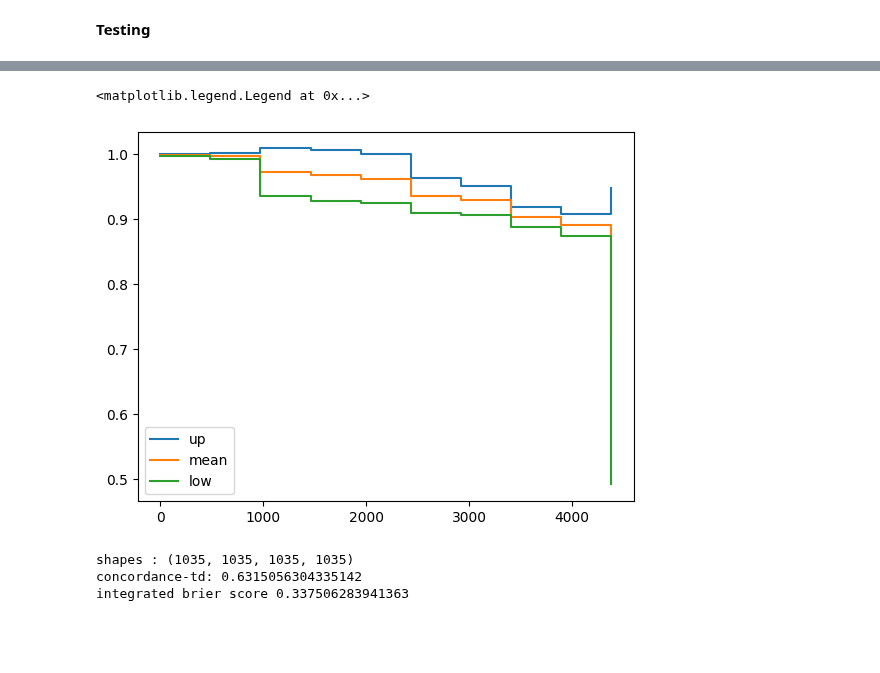
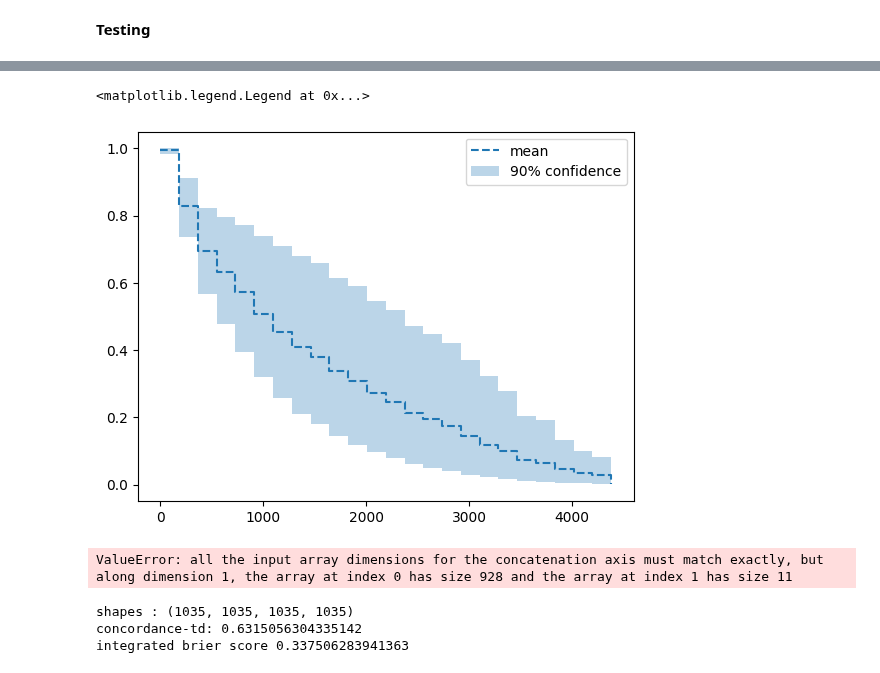
Before and after one commit to sourasen1011/UoE_Research_Project_2023, a Jupyter notebook: 05_preprocessing_emr_data/05_fits.ipynb, the cells around one changed output, grey strips where cells are left out. Saved outputs shown, nothing was run; the diff lists cells and outputs as text; code cells hidden in the pictures; blank space fills up the shorter version.

Commit message:
mc dropout

```diff
--- a/05_preprocessing_emr_data/05_fits.ipynb
+++ b/05_preprocessing_emr_data/05_fits.ipynb
@@ -719,7 +719,7 @@ class Transforms:
         assert self.n_duration_index == _cuts , 'must match'
         return self.duration_index
 # %%
-q_cuts = 10 # number of discretized durations
+q_cuts = 25 # number of discretized durations
 
 # Prepare val and test data
 get_target = lambda df: (df['time_to_event'].values, df['death'].values)
@@ -742,6 +742,7 @@ num_epochs = 500
 learning_rate = 0.002
 shuffle = True
 patience = 10
+dropout = 0.5
 
 # build net(s)
 nets = []
@@ -749,7 +750,7 @@ nets = []
 # init as many networks as there are clusters
 for grp in x_train_grouped.groups.keys():
     # init net
-    mlp = MLP(input_size , hidden_size , output_size)
+    mlp = MLP(input_size , hidden_size , output_size , dropout_rate = dropout)
     # init optim
     optimizer = torch.optim.Adam(mlp.parameters() , lr = learning_rate)
     # append
@@ -874,6 +879,7 @@ x_test.drop('cluster' , axis = 1 , inplace = True)
 # %%
-surv = []
-n_iter = 5
+surv = [] # length will be equal to number of cluster
+mc_iter = 100
+
 # predict for each cluster
 for i , grp in enumerate(x_test_grouped.groups.keys()):
 
@@ -884,7 +890,7 @@ for i , grp in enumerate(x_test_grouped.groups.keys()):
     survival = []
 
     # apply Monte Carlo dropout
-    for _ in range(n_iter):
+    for _ in range(mc_iter):
         net = nets[i][0]
 
         # Prime dropout layers
@@ -902,22 +908,26 @@ for i , grp in enumerate(x_test_grouped.groups.keys()):
 
     surv.append(survival)
 
-# # Prediction - Visualize patient survival
-# for i , surv_ in enumerate(surv[0][:5]):
-#     plt.step(t_test.bin_edges , surv_ , where = 'post' , label = i)
-#     plt.legend()
+# QCs
+assert len(surv) == _clusters , 'surv matrix not matching number of clusters'
+assert len(x_test) == np.sum([surv[k].shape[1] for k in range(_clusters)]) , 'test set count mismatch'
-# %%
-up = surv[2].mean(axis = 0) + 1.96*np.sqrt(surv[2].var(axis = 0))
-mean = surv[2].mean(axis = 0)
-low = np.clip(surv[2].mean(axis = 0) - 1.96*np.sqrt(surv[2].var(axis = 0)) , 0 , None)
-
-plt.step(t_test.bin_edges , up[1] , where = 'post' , label = 'up')
-plt.step(t_test.bin_edges , mean[1] , where = 'post' , label = 'mean')
-plt.step(t_test.bin_edges , low[1] , where = 'post' , label = 'low')
-plt.legend()
-# %% [output]
-<matplotlib.legend.Legend at 0x...>
-[figure, removed]
+# %%
+mean = surv[0].mean(axis = 0)
+up_90 = np.quantile(surv[0] , axis = 0 , q = 0.95)
+low_90 = np.quantile(surv[0] , axis = 0 , q = 0.05)
+# up_95 = np.quantile(surv[0] , axis = 0 , q = 0.975)
+# low_95 = np.quantile(surv[0] , axis = 0 , q = 0.025)
+
+plt.step(t_test.bin_edges , mean[0] , where = 'post' , label = 'mean' , ls = '--')
+plt.fill_between(t_test.bin_edges , up_90[0] , low_90[0] , alpha = 0.3 , step = 'post' , label = '90% confidence')
+# plt.fill_between(t_test.bin_edges , up_95[0] , low_95[0] , alpha = 0.2 , step = 'post' , label = '95% confidence')
+plt.legend()
+
+# plt.step(t_test.bin_edges , low[0] , where = 'post' , label = 'low' , ls = '--' , color = 'blue' , alpha = 0.3)
+# plt.step(t_test.bin_edges , up[0] , where = 'post' , label = 'up' , ls = '--' , color = 'blue' , alpha = 0.3)
+# %% [output]
+<matplotlib.legend.Legend at 0x...>
+[figure, added]
 # %%
 # Evaluation
 
@@ -937,6 +947,8 @@ for i , grp in enumerate(x_test_grouped.groups.keys()):
 # Concatenate
 y_test_dur = np.concatenate(y_test_dur , axis = 0)
 y_test_event = np.concatenate(y_test_event , axis = 0)
+# %% [output]
+ValueError: all the input array dimensions for the concatenation axis must match exactly, but along dimension 1, the array at index 0 has size 928 and the array at index 1 has size 11
 # %%
 ev_ = EvalSurv(pd.DataFrame(all_surv.T) , y_test_dur , y_test_event , censor_surv='km')
 print(f'concordance-td: {ev_.concordance_td()}')
```
Also changed, not shown: parts of 11 cells of this notebook.
